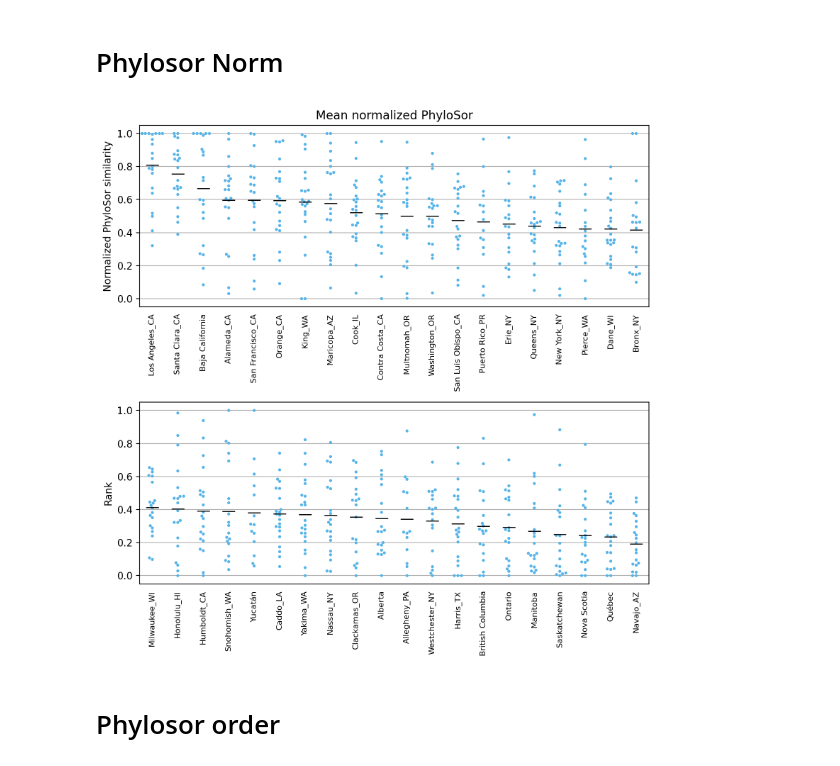
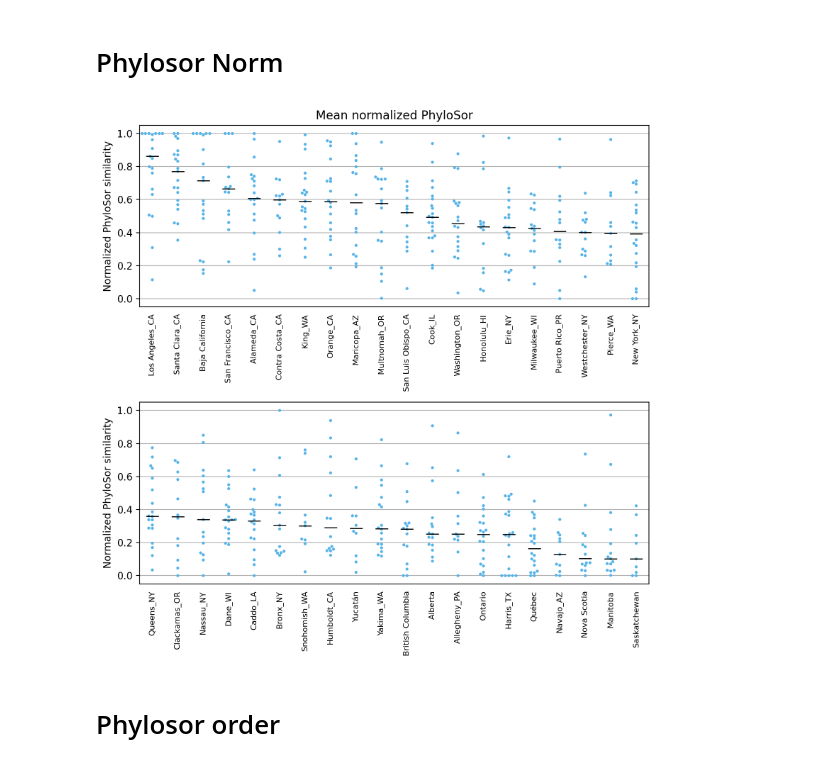
Before and after one commit to watronfire/monterey, a Jupyter notebook: notebooks/compare_output.ipynb, the cells around one changed output. Drawn from its saved outputs; the diff is of its cells as text; code cells hidden in the pictures.

```diff
--- a/notebooks/compare_output.ipynb
+++ b/notebooks/compare_output.ipynb
@@ -7,7 +8,8 @@ import matplotlib.pyplot as plt
 # %%
-min_sequences = 0
+min_sequences = 1
 
 res = pd.read_csv( "../resources/phylosor_newnull_results.csv", parse_dates=["date"] )
+res = res.loc[res["siteA"]=="San Diego_CA"]
 res = res.loc[(res["countA"]>min_sequences)&(res["countB"]>min_sequences)]
 res["kind"] = res["kind"].fillna( "null" )
 res["kind"] = res["kind"] + res["num"].astype( str )
@@ -40,39 +17,43 @@ plt.show()
 # %% [markdown]
 # Phylosor Norm
 # %%
+raw = res.loc[res["kind"]=="actual1"]
+raw = raw.pivot( index="siteB", columns="date", values="value" )
+raw = raw.reindex(index=raw.median(axis=1).sort_values( ascending=False ).index)
+
 orders = (raw-raw.min())/(raw.max()-raw.min())
-orders = orders.reindex( index=orders.mean( axis=1 ).sort_values( ascending=False ).index )
+orders = orders.reindex( index=orders.median( axis=1 ).sort_values( ascending=False ).index )
 
 plot_df = orders.iloc[:20]
-plot_mean = plot_df.mean( axis=1 ).reset_index().reset_index()
+plot_mean = plot_df.median( axis=1 ).reset_index().reset_index()
 plot_df = plot_df.melt( var_name="date", value_name="value", ignore_index=False ).reset_index()
 
 plot_df2 = orders.iloc[20:]
-plot_mean2 = plot_df2.mean( axis=1 ).reset_index().reset_index()
+plot_mean2 = plot_df2.median( axis=1 ).reset_index().reset_index()
 plot_df2 = plot_df2.melt( var_name="date", value_name="value", ignore_index=False ).reset_index()
 
 fig, ax = plt.subplots( dpi=200, figsize=(8,8), nrows=2, sharey=True )
 sns.swarmplot( x="siteB", y="value", data=plot_df, size=3, ax=ax[0], color="#56B4E9" )
 sns.swarmplot( x="siteB", y="value", data=plot_df2, size=3, ax=ax[1], color="#56B4E9" )
 ax[0].hlines( plot_mean[0], xmin=plot_mean["index"]-0.25, xmax=plot_mean["index"]+0.25, color="black", linewidth=1, zorder=100 )
 ax[1].hlines( plot_mean2[0], xmin=plot_mean2["index"]-0.25, xmax=plot_mean2["index"]+0.25, color="black", linewidth=1, zorder=100 )
 
 ax[0].tick_params( axis="x", bottom=False, which="both", rotation=90, labelbottom=True, labelsize=8 )
 ax[0].set_ylabel( "Normalized PhyloSor similarity" )
 ax[0].set_xlabel( "" )
 ax[0].set_title( f"Mean normalized PhyloSor" )
 ax[0].grid( axis="y", zorder=1 )
 
 ax[1].tick_params( axis="x", bottom=False, which="both", rotation=90, labelbottom=True, labelsize=8 )
-ax[1].set_ylabel( "Rank" )
+ax[1].set_ylabel( "Normalized PhyloSor similarity" )
 ax[1].set_xlabel( "" )
 ax[1].grid( axis="y", zorder=1 )
 
 plt.tight_layout()
 plt.savefig( f"phylosor_norm.pdf" )
 plt.show()
 # %% [output]
-[figure, old version]
+[figure, new version]
 # %% [markdown]
 # Phylosor order
 # %%
```
Also changed, not shown: parts of 16 cells of this notebook, 2 other files.
